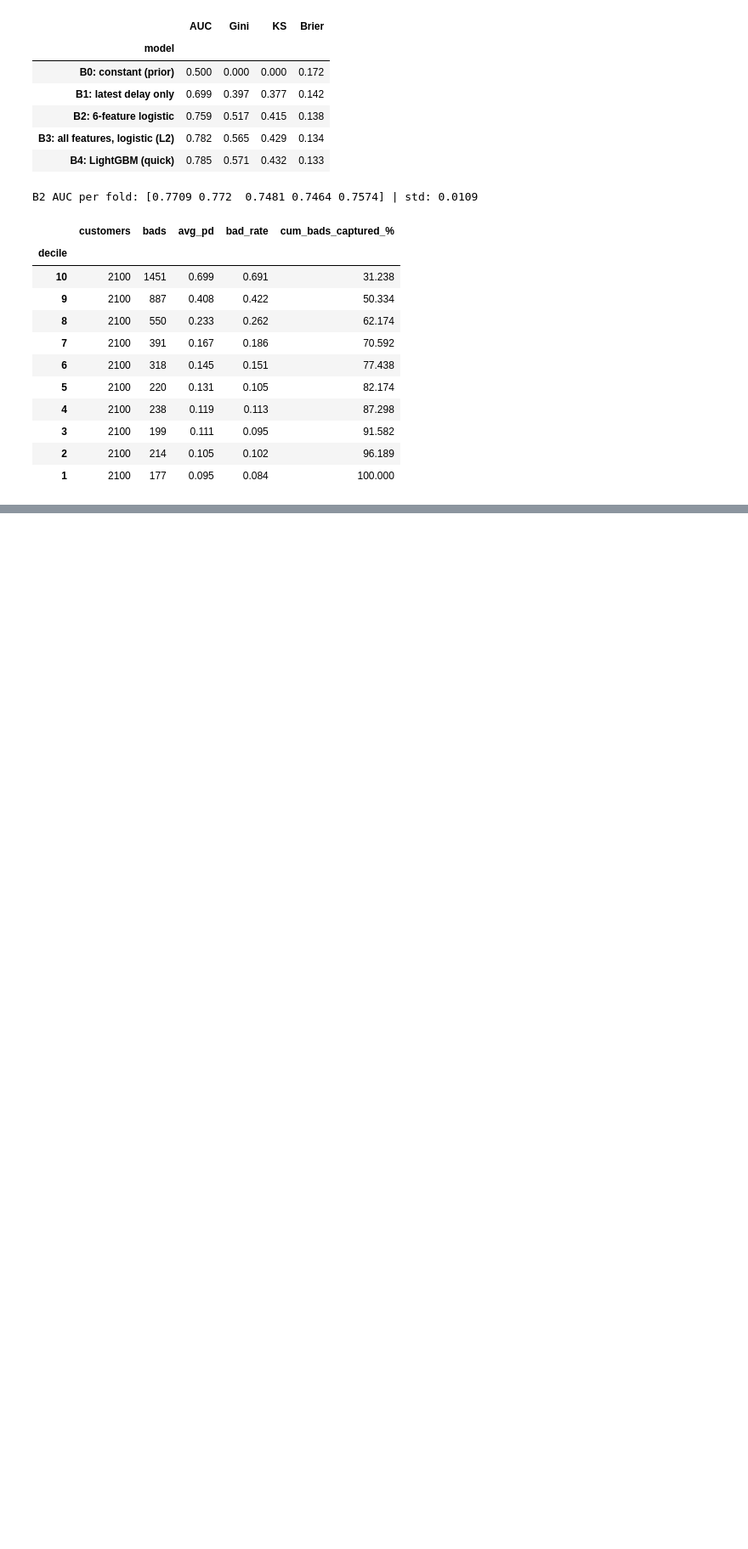
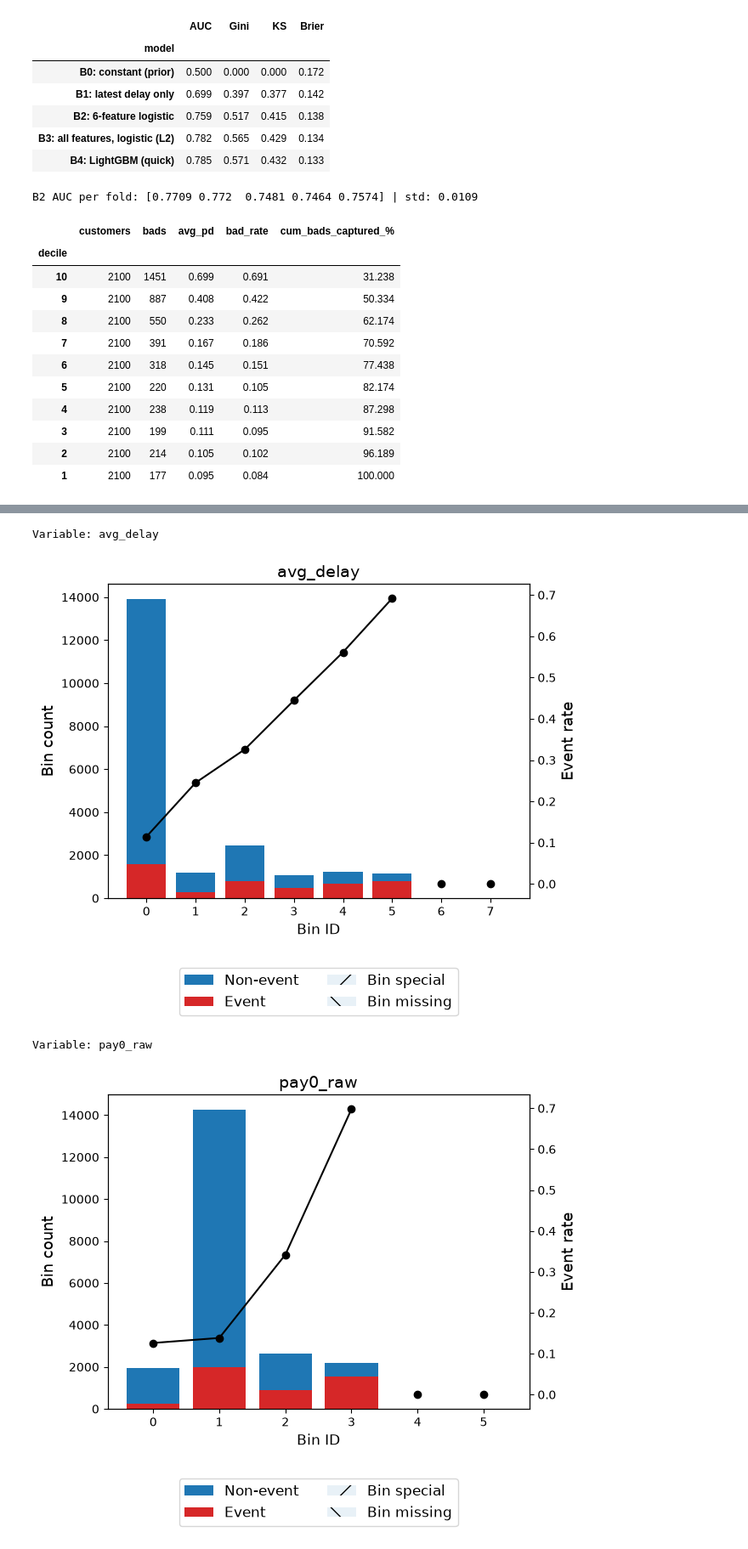
Before and after one commit to VaidehiKushwaha/credit-risk-scorecard-profit-optimization, a Jupyter notebook: notebooks/03_scorecard_and_ml_models.ipynb, the cells around one changed output, grey strips where cells are left out. Shown at 85% size. Saved outputs shown, nothing was run; the diff lists cells and outputs as text; code cells hidden in the pictures; blank space fills up the shorter version.

```diff
--- a/notebooks/03_scorecard_and_ml_models.ipynb
+++ b/notebooks/03_scorecard_and_ml_models.ipynb
@@ -220,0 +296,10 @@ results_log.to_csv("../reports/model_results_log.csv", index=False)
+# %%
+#Review the strongest five variables
+top5 = iv_table.head(5).index.tolist()
+
+for c in top5:
+    print("\n" + "=" * 60)
+    print("VARIABLE:", c)
+    print("=" * 60)
+
+    display(bins[c].binning_table.build())
@@ -220,0 +370,10 @@ results_log.to_csv("../reports/model_results_log.csv", index=False)
+# %%
+for c in top5:
+    print("Variable:", c)
+    bins[c].binning_table.plot(metric="event_rate")
+    plt.show()
+# %% [output]
+Variable: avg_delay
+[figure, added]
+Variable: pay0_raw
+[figure, added]
```
Also changed, not shown: parts of 61 cells of this notebook, 4 other files.
